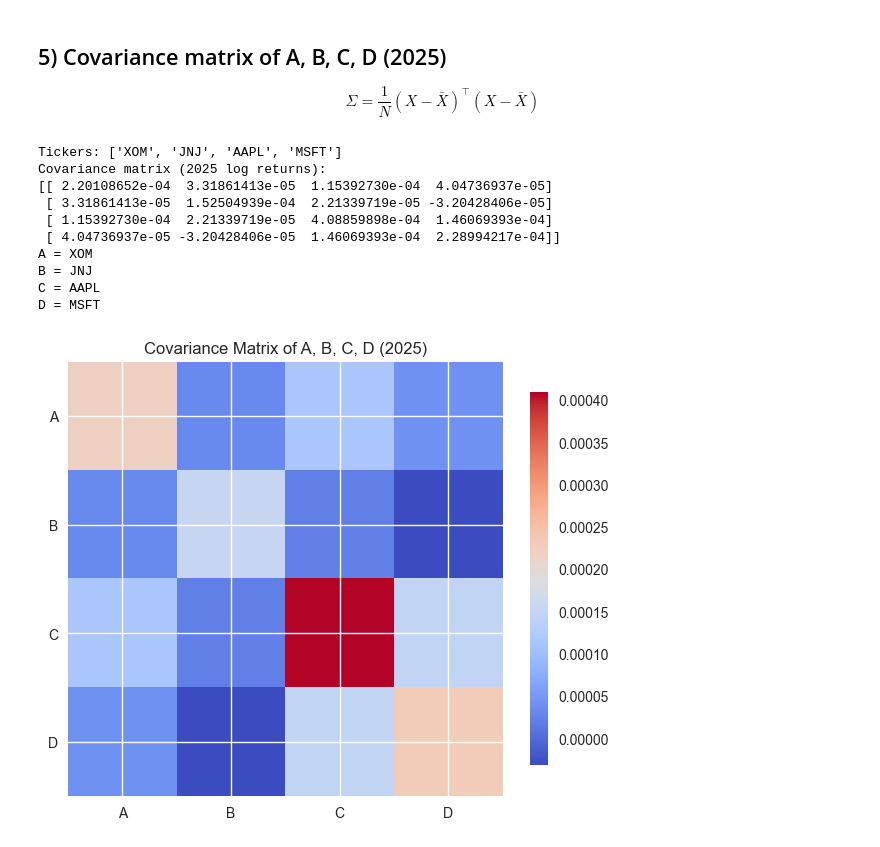
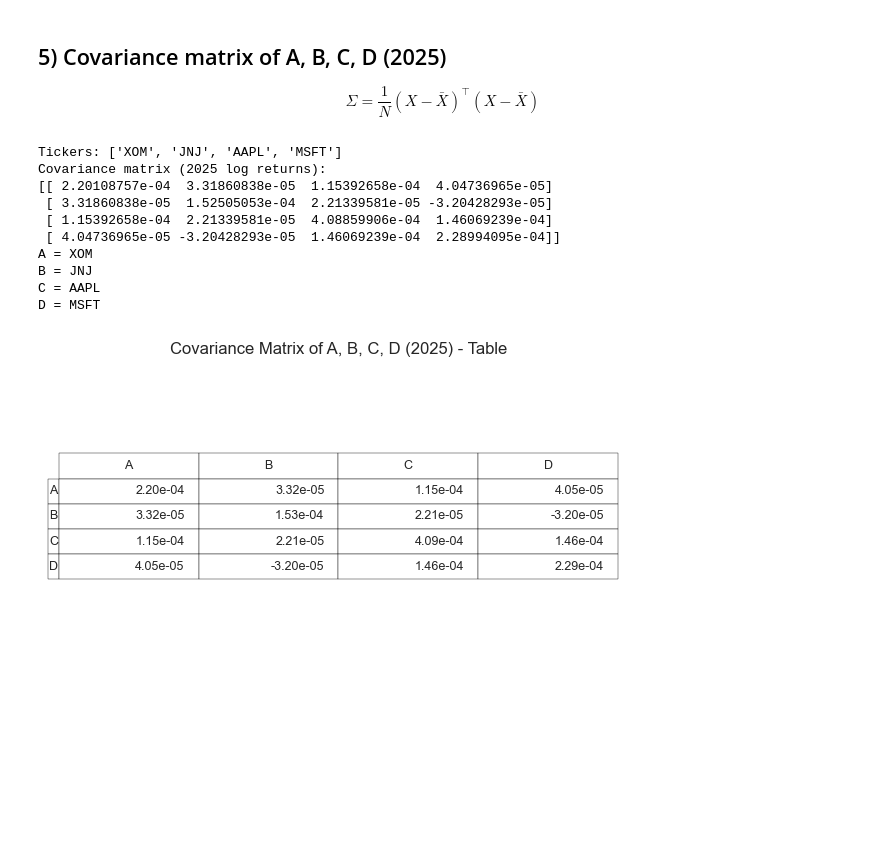
Before and after one commit to yuno-404/python_quant_code, a Jupyter notebook: notebooks/stochastic_process/stochastic_process_walkthrough.ipynb, the cells around one changed output. Cells and saved outputs as stored; diff of their text form; code cells hidden in the pictures; blank space fills up the shorter version.

```diff
--- a/notebooks/stochastic_process/stochastic_process_walkthrough.ipynb
+++ b/notebooks/stochastic_process/stochastic_process_walkthrough.ipynb
@@ -186,39 +186,46 @@ $$
 # %%
 def covariance_matrix(data):
     data_array = np.asarray(data, dtype=float)
     centered = data_array - np.mean(data_array, axis=0)
     n_samples = data_array.shape[0]
     # Sigma = (1/N) * (X - X_bar)^T @ (X - X_bar)
     return (centered.T @ centered) / n_samples
 
 tickers = [a_ticker, b_ticker, c_ticker, d_ticker]
 returns_all = fetch_2025_log_returns(tickers)
 matrix = returns_all[tickers].to_numpy(float)
 cov = covariance_matrix(matrix)
 
 print("Tickers:", tickers)
 print("Covariance matrix (2025 log returns):")
 print(np.array2string(cov, precision=8))
 for i, ticker in enumerate(tickers):
     print(f"{['A', 'B', 'C', 'D'][i]} = {ticker}")
 
-fig, ax = plt.subplots(figsize=(6, 5))
-im = ax.imshow(cov, cmap="coolwarm")
-ax.set_title("Covariance Matrix of A, B, C, D (2025)")
-ax.set_xticks(range(4), ["A", "B", "C", "D"])
-ax.set_yticks(range(4), ["A", "B", "C", "D"])
-fig.colorbar(im, ax=ax, shrink=0.85)
+fig, ax = plt.subplots(figsize=(6, 3.5))
+ax.axis("off")
+cov_text = [[f"{value:.2e}" for value in row] for row in cov]
+table = ax.table(
+    cellText=cov_text,
+    rowLabels=["A", "B", "C", "D"],
+    colLabels=["A", "B", "C", "D"],
+    loc="center",
+)
+table.auto_set_font_size(False)
+table.set_fontsize(9)
+table.scale(1.0, 1.4)
+ax.set_title("Covariance Matrix of A, B, C, D (2025) - Table", pad=12)
 plt.tight_layout()
 plt.show()
 # %% [output]
 Tickers: ['XOM', 'JNJ', 'AAPL', 'MSFT']
 Covariance matrix (2025 log returns):
-[[ 2.20108652e-04  3.31861413e-05  1.15392730e-04  4.04736937e-05]
- [ 3.31861413e-05  1.52504939e-04  2.21339719e-05 -3.20428406e-05]
- [ 1.15392730e-04  2.21339719e-05  4.08859898e-04  1.46069393e-04]
- [ 4.04736937e-05 -3.20428406e-05  1.46069393e-04  2.28994217e-04]]
+[[ 2.20108757e-04  3.31860838e-05  1.15392658e-04  4.04736965e-05]
+ [ 3.31860838e-05  1.52505053e-04  2.21339581e-05 -3.20428293e-05]
+ [ 1.15392658e-04  2.21339581e-05  4.08859906e-04  1.46069239e-04]
+ [ 4.04736965e-05 -3.20428293e-05  1.46069239e-04  2.28994095e-04]]
 A = XOM
 B = JNJ
 C = AAPL
 D = MSFT
-[figure, old version]
+[figure, new version]
```
Also changed, not shown: 1 other file.
